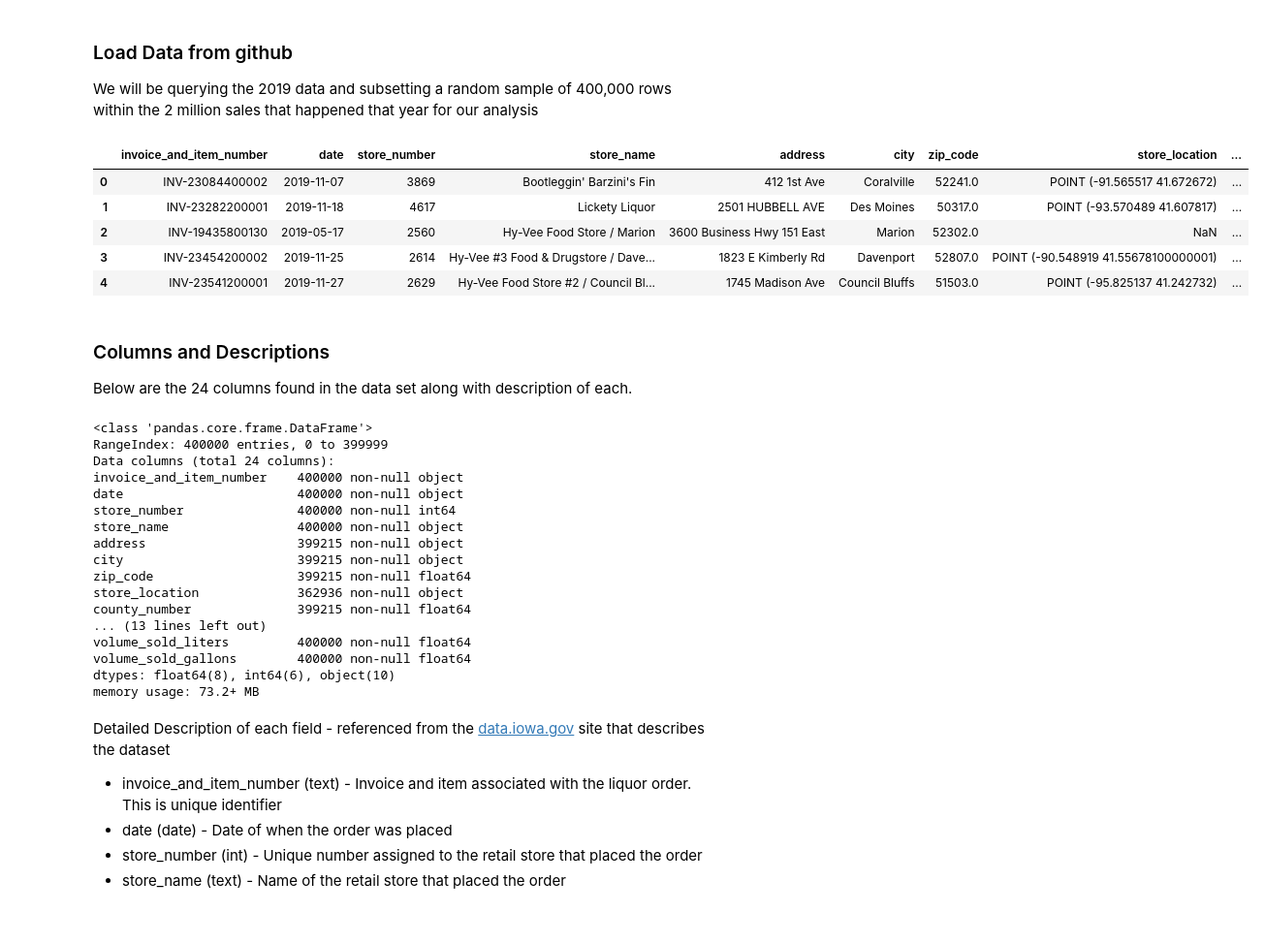
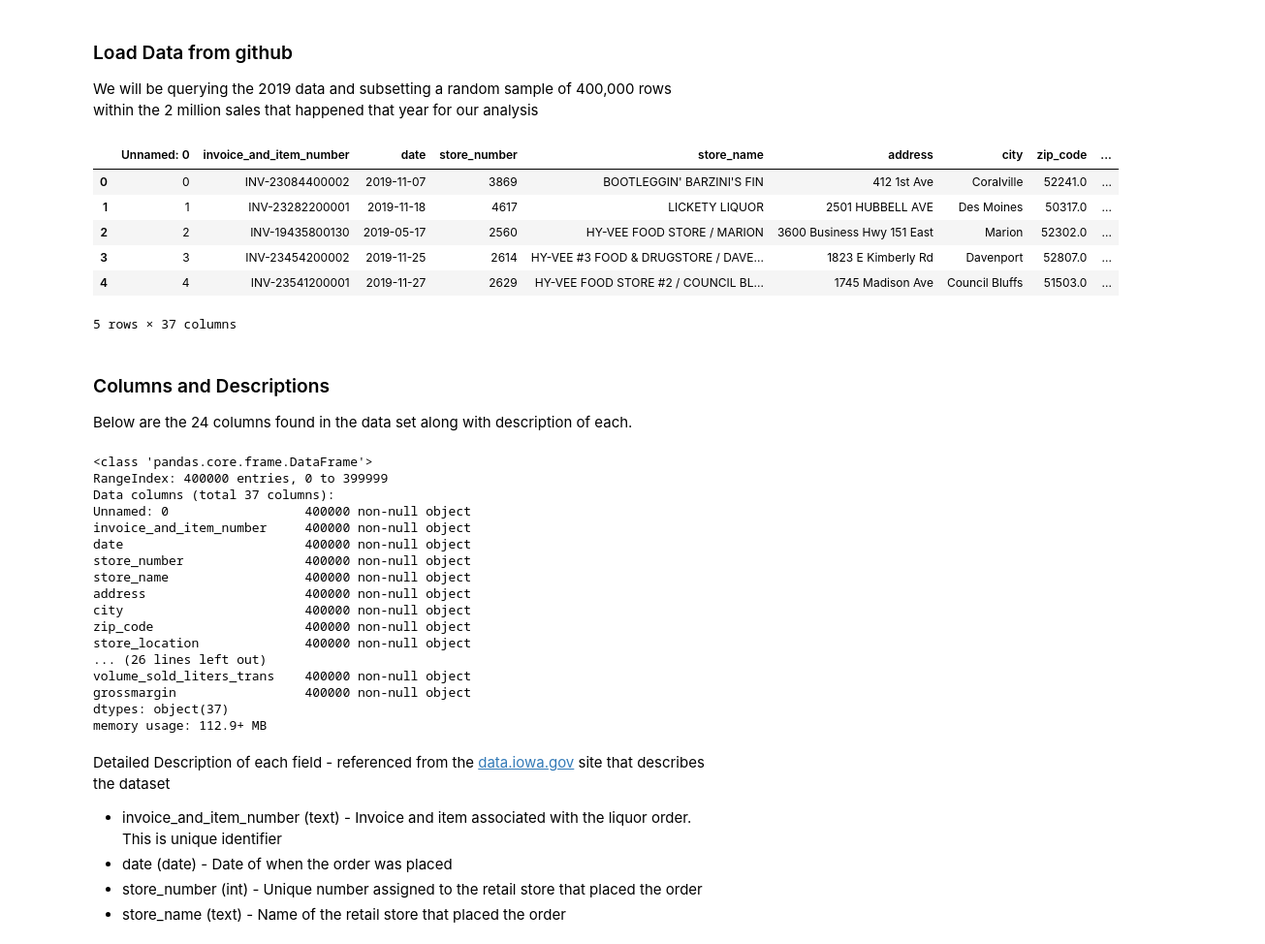
Before and after one commit to jjschueder/7331DataMiningNotebooks, a Jupyter notebook: Live Assignment 1/msds7331_live _1.ipynb, the cells around one changed output. Shown at 97% size. Saved outputs shown, nothing was run; the diff lists cells and outputs as text; code cells hidden in the pictures.

```diff
--- a/Live Assignment 1/msds7331_live _1.ipynb
+++ b/Live Assignment 1/msds7331_live _1.ipynb
@@ -49,22 +49,26 @@ We will be querying the 2019 data and subsetting a random sample of 400,000 rows
 # %%
 # Read csv from disk
 #df =  pd.read_csv(r'/Users/jjschued/Documents/Github/7331DataMiningNotebooks/lab1/iowa_subset_2019_400k_random_rows.csv', nrows = 100000)
 #df =  pd.read_csv(r'/Users/danielclark/Desktop/SMU/data_mining/7331DataMiningNotebooks/lab1/iowa_subset_2019_400k_random_rows.csv', nrows = 50000)
 
+#df =  pd.read_csv(r'/Users/jjsch/Documents/Github/7331lab1/7331DataMiningNotebooks/Live Assignment 1/cleandataframe.csv',sep=',', error_bad_lines=False, index_col=False, dtype='unicode')
+dfencoded =  pd.read_csv(r'/Users/jjsch/Documents/Github/7331lab1/7331DataMiningNotebooks/Live Assignment 1/df1hotmerge2.csv',sep=',', error_bad_lines=False, index_col=False, dtype='unicode')
+
 # read csv from github directly
-url_dataset = 'https://github.com/jjschueder/7331DataMiningNotebooks/blob/master/lab1/iowa_subset_2019_400k_random_rows.csv?raw=true'
+#url_dataset = 'https://github.com/jjschueder/7331DataMiningNotebooks/blob/master/lab1/iowa_subset_2019_400k_random_rows.csv?raw=true'
 #df = pd.read_csv(url_dataset, nrows=50000)
-df = pd.read_csv(url_dataset)
+#df = pd.read_csv(url_dataset)
 
 # verify data read in
 df.head(5)
 # %% [output]
-|  | invoice_and_item_number | date | store_number | store_name | address | city | zip_code | store_location | ... |
-| 0 | INV-23084400002 | 2019-11-07 | 3869 | Bootleggin' Barzini's Fin | 412 1st Ave | Coralville | 52241.0 | POINT (-91.565517 41.672672) | ... |
-| 1 | INV-23282200001 | 2019-11-18 | 4617 | Lickety Liquor | 2501 HUBBELL AVE | Des Moines | 50317.0 | POINT (-93.570489 41.607817) | ... |
-| 2 | INV-19435800130 | 2019-05-17 | 2560 | Hy-Vee Food Store / Marion | 3600 Business Hwy 151 East | Marion | 52302.0 | NaN | ... |
-| 3 | INV-23454200002 | 2019-11-25 | 2614 | Hy-Vee #3 Food & Drugstore / Dave... | 1823 E Kimberly Rd | Davenport | 52807.0 | POINT (-90.548919 41.55678100000001) | ... |
-| 4 | INV-23541200001 | 2019-11-27 | 2629 | Hy-Vee Food Store #2 / Council Bl... | 1745 Madison Ave | Council Bluffs | 51503.0 | POINT (-95.825137 41.242732) | ... |
+|  | Unnamed: 0 | invoice_and_item_number | date | store_number | store_name | address | city | zip_code | ... |
+| 0 | 0 | INV-23084400002 | 2019-11-07 | 3869 | BOOTLEGGIN' BARZINI'S FIN | 412 1st Ave | Coralville | 52241.0 | ... |
+| 1 | 1 | INV-23282200001 | 2019-11-18 | 4617 | LICKETY LIQUOR | 2501 HUBBELL AVE | Des Moines | 50317.0 | ... |
+| 2 | 2 | INV-19435800130 | 2019-05-17 | 2560 | HY-VEE FOOD STORE / MARION | 3600 Business Hwy 151 East | Marion | 52302.0 | ... |
+| 3 | 3 | INV-23454200002 | 2019-11-25 | 2614 | HY-VEE #3 FOOD & DRUGSTORE / DAVE... | 1823 E Kimberly Rd | Davenport | 52807.0 | ... |
+| 4 | 4 | INV-23541200001 | 2019-11-27 | 2629 | HY-VEE FOOD STORE #2 / COUNCIL BL... | 1745 Madison Ave | Council Bluffs | 51503.0 | ... |
+5 rows × 37 columns
 # %% [markdown]
 ### Columns and Descriptions
 Below are the 24 columns found in the data set along with description of each.
@@ -73,21 +77,21 @@ df.info()
 # %% [output]
 <class 'pandas.core.frame.DataFrame'>
 RangeIndex: 400000 entries, 0 to 399999
-Data columns (total 24 columns):
-invoice_and_item_number    400000 non-null object
-date                       400000 non-null object
-store_number               400000 non-null int64
-store_name                 400000 non-null object
-address                    399215 non-null object
-city                       399215 non-null object
-zip_code                   399215 non-null float64
-store_location             362936 non-null object
-county_number              399215 non-null float64
-... (13 lines left out)
-volume_sold_liters         400000 non-null float64
-volume_sold_gallons        400000 non-null float64
-dtypes: float64(8), int64(6), object(10)
-memory usage: 73.2+ MB
+Data columns (total 37 columns):
+Unnamed: 0                  400000 non-null object
+invoice_and_item_number     400000 non-null object
+date                        400000 non-null object
+store_number                400000 non-null object
+store_name                  400000 non-null object
+address                     400000 non-null object
+city                        400000 non-null object
+zip_code                    400000 non-null object
+store_location              400000 non-null object
+... (26 lines left out)
+volume_sold_liters_trans    400000 non-null object
+grossmargin                 400000 non-null object
+dtypes: object(37)
+memory usage: 112.9+ MB
 # %% [markdown]
 Detailed Description of each field - referenced from the [data.iowa.gov](https://data.iowa.gov/Sales-Distribution/Iowa-Liquor-Sales/m3tr-qhgy) site that describes the dataset
 
```
Also changed, not shown: parts of 36 cells of this notebook, 3 other files.
